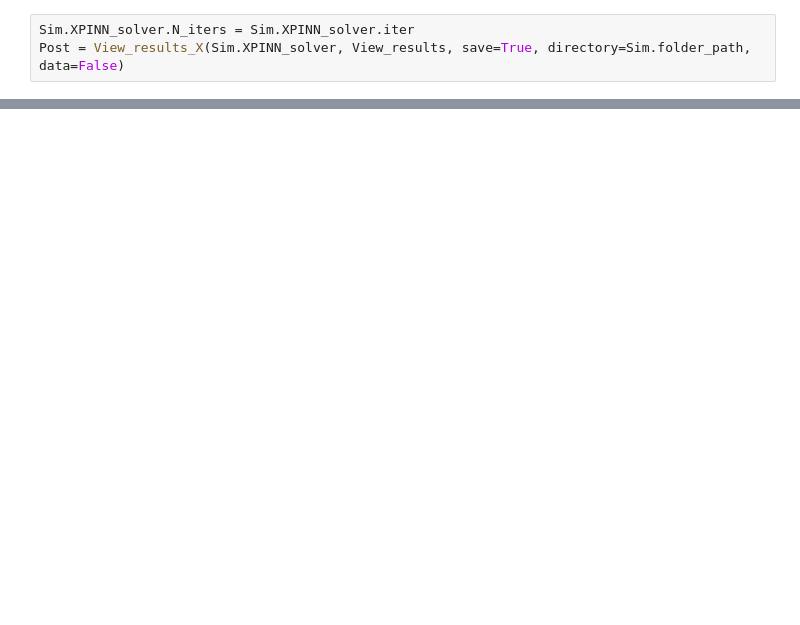
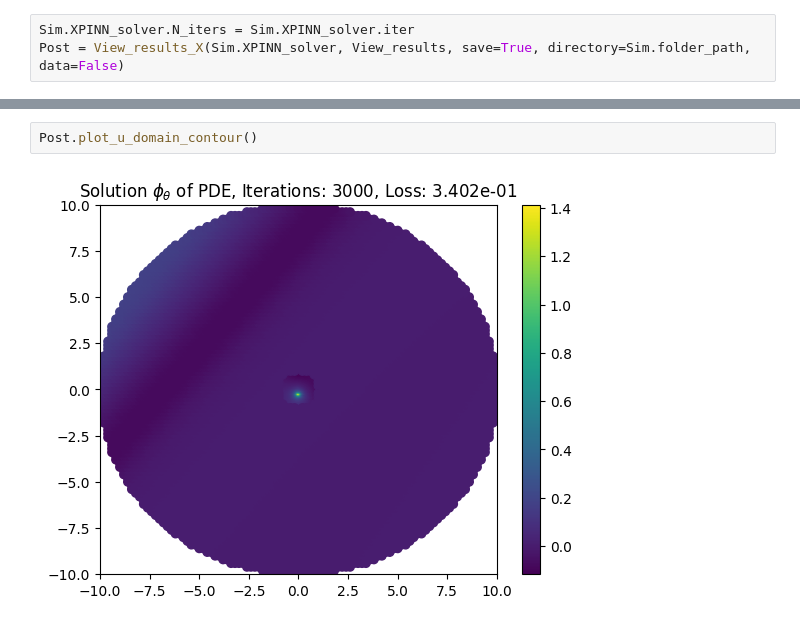
Before and after one commit to MartinAchondo/XPPBE, a Jupyter notebook: utils3d/Post/postprocessing_X.ipynb, the cells around one changed output, grey strips where cells are left out. Drawn from its saved outputs; the diff is of its cells as text; blank space fills up the shorter version.

```diff
--- a/utils3d/Post/postprocessing_X.ipynb
+++ b/utils3d/Post/postprocessing_X.ipynb
@@ -164,0 +168,4 @@ Post.plot_loss_history()
+# %%
+Post.plot_u_domain_contour()
+# %% [output]
+[figure, added]
```
Also changed, not shown: parts of 6 cells of this notebook, 3 other files.
